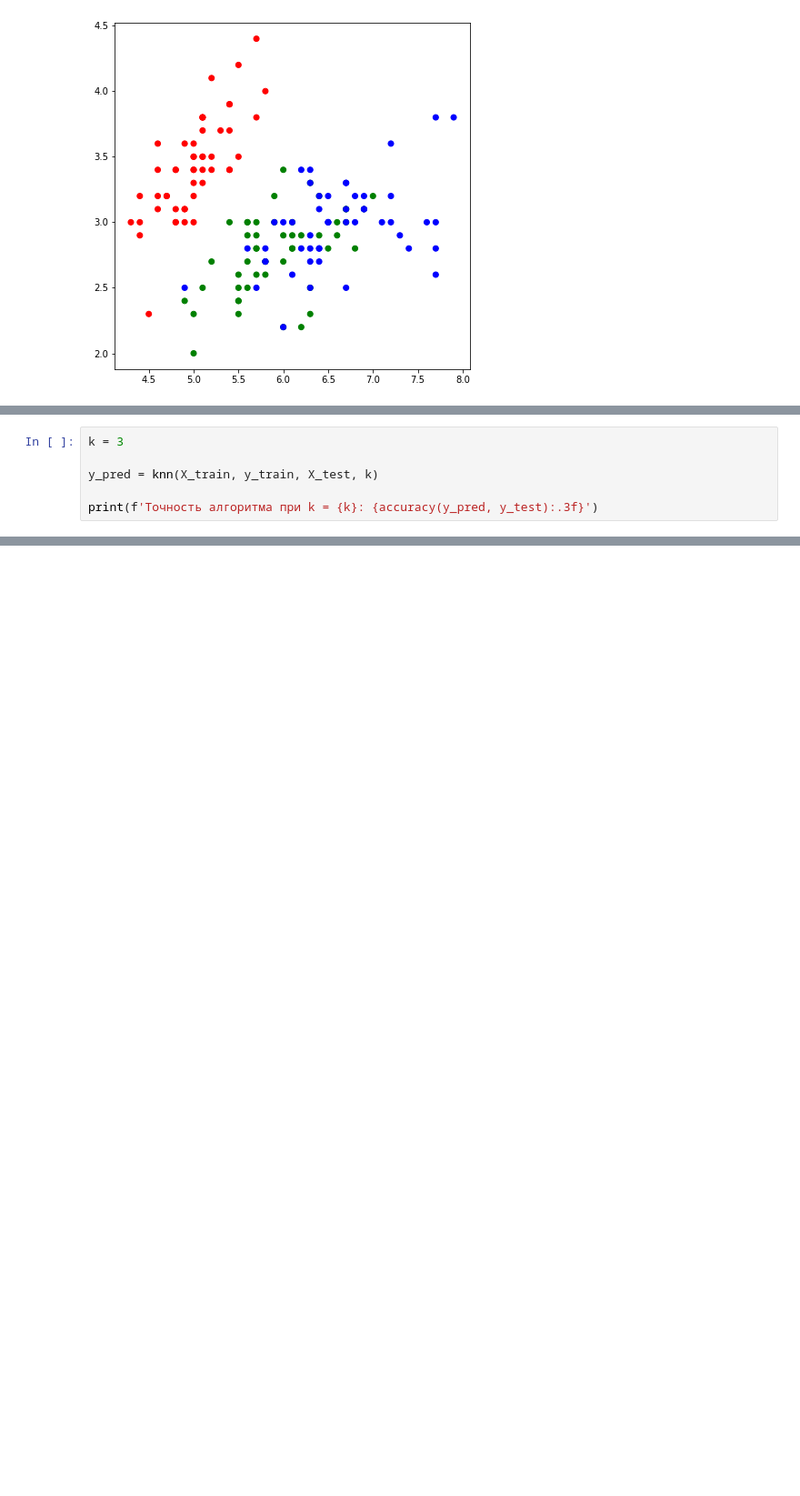
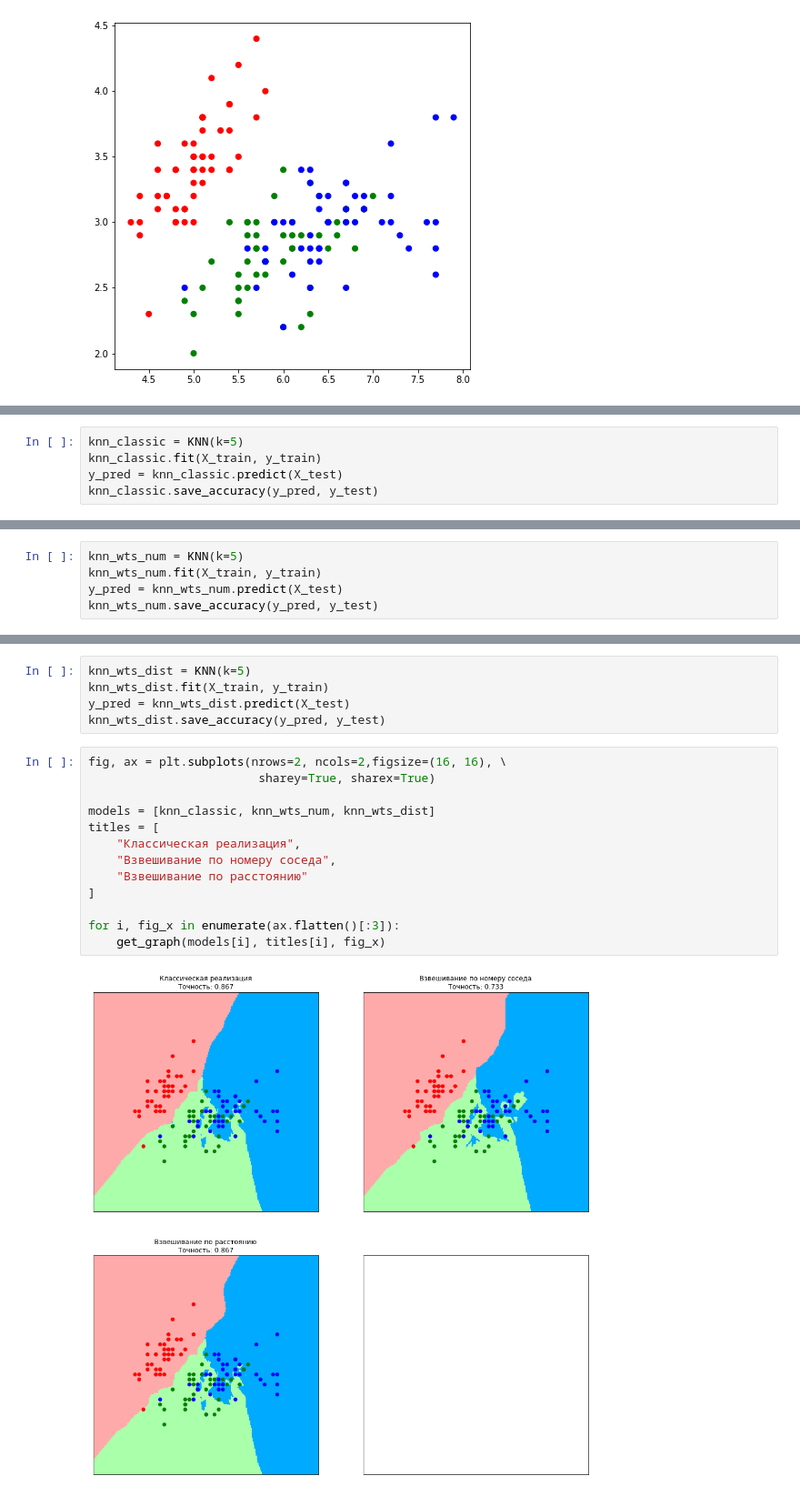
Before and after one commit to mayo889/GeekBrains, a Jupyter notebook: algorithms_DS/07_lesson/07_hw.ipynb, the cells around one changed output, grey strips where cells are left out. Shown at 91% size. Drawn from its saved outputs; the diff is of its cells as text; blank space fills up the shorter version.

```diff
--- a/algorithms_DS/07_lesson/07_hw.ipynb
+++ b/algorithms_DS/07_lesson/07_hw.ipynb
@@ -104,6 +107,0 @@ get_graph(X_train, y_train, k)
-# %%
-k = 3
-
-y_pred = knn(X_train, y_train, X_test, k)
-
-print(f'Точность алгоритма при k = {k}: {accuracy(y_pred, y_test):.3f}')
@@ -116 +108,6 @@ get_graph(X_train, y_train, k)
+# %%
+knn_classic = KNN(k=5)
+knn_classic.fit(X_train, y_train)
+y_pred = knn_classic.predict(X_test)
+knn_classic.save_accuracy(y_pred, y_test)
 # %% [markdown]
@@ -117,0 +153,5 @@ get_graph(X_train, y_train, k)
+# %%
+knn_wts_num = KNN(k=5)
+knn_wts_num.fit(X_train, y_train)
+y_pred = knn_wts_num.predict(X_test)
+knn_wts_num.save_accuracy(y_pred, y_test)
@@ -117,0 +198,20 @@ get_graph(X_train, y_train, k)
+# %%
+knn_wts_dist = KNN(k=5)
+knn_wts_dist.fit(X_train, y_train)
+y_pred = knn_wts_dist.predict(X_test)
+knn_wts_dist.save_accuracy(y_pred, y_test)
+# %%
+fig, ax = plt.subplots(nrows=2, ncols=2,figsize=(16, 16), \
+                        sharey=True, sharex=True)
+
+models = [knn_classic, knn_wts_num, knn_wts_dist]
+titles = [
+    "Классическая реализация",
+    "Взвешивание по номеру соседа",
+    "Взвешивание по расстоянию"
+]
+
+for i, fig_x in enumerate(ax.flatten()[:3]):
+    get_graph(models[i], titles[i], fig_x)
+# %% [output]
+[figure, added]
```
Also changed, not shown: parts of 15 cells of this notebook.
